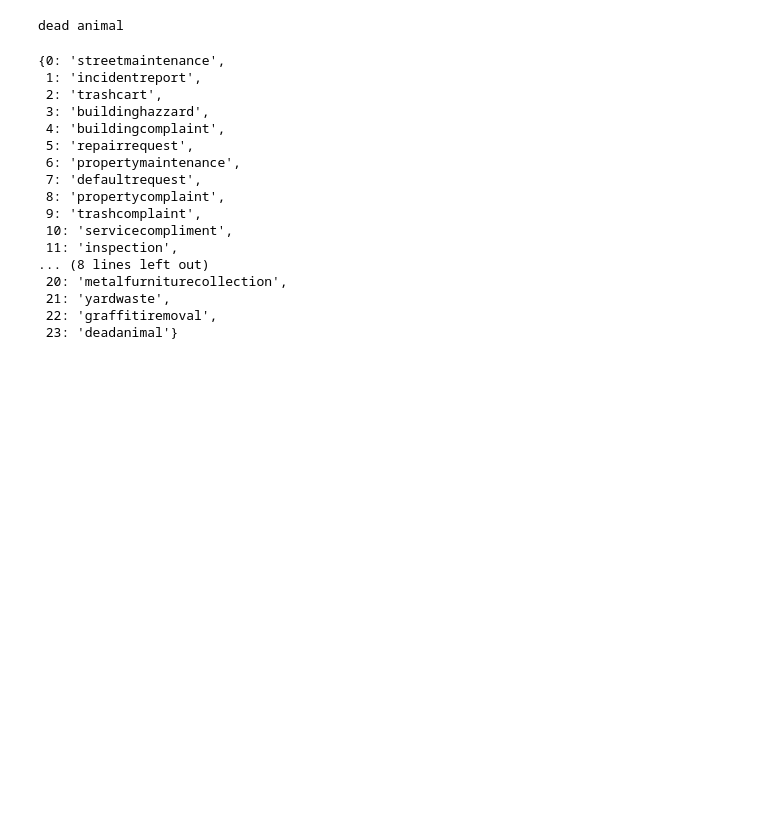
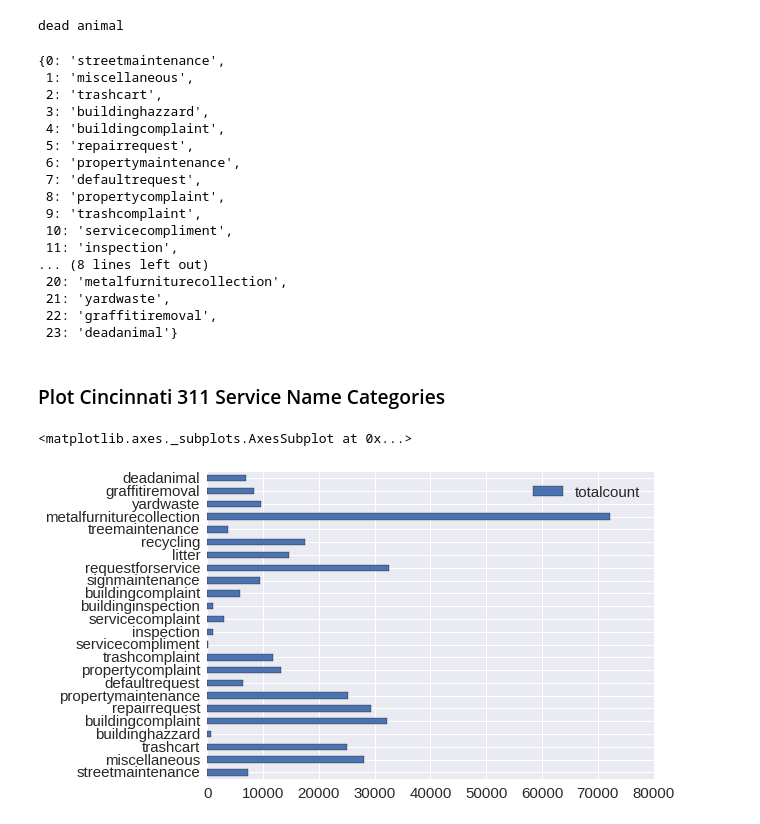
Before and after one commit to mspcvsp/cincinnati311Data, a Jupyter notebook: ClusterServiceCodes.ipynb, the cells around one changed output. Drawn from its saved outputs; the diff is of its cells as text; code cells hidden in the pictures; blank space fills up the shorter version.

```diff
--- a/ClusterServiceCodes.ipynb
+++ b/ClusterServiceCodes.ipynb
@@ -605,7 +752,7 @@ street plates dote plates haz
 street flashfill structures
 street flashfill dunbar
 # %%
-clusterid_category_map[cur_clusterid] = 'incidentreport'
+clusterid_category_map[cur_clusterid] = 'miscellaneous'
 
 print_clustered_servicenames(cur_clusterid,
                              clusterid_name_map)
@@ -1081,7 +1228,7 @@ dead animal
 clusterid_category_map
 # %% [output]
 {0: 'streetmaintenance',
- 1: 'incidentreport',
+ 1: 'miscellaneous',
  2: 'trashcart',
  3: 'buildinghazzard',
  4: 'buildingcomplaint',
@@ -1097,3 +1244,17 @@ clusterid_category_map
  21: 'yardwaste',
  22: 'graffitiremoval',
  23: 'deadanimal'}
+# %% [markdown]
+### Plot Cincinnati 311 Service Name Categories
+# %%
+import pandas as pd
+
+category_totalcountdf =\
+    pd.DataFrame({'totalcount': clusterid_total_count.values()},
+                 index=clusterid_category_map.values())
+
+sns.set(font_scale=1.5)
+category_totalcountdf.plot(kind='barh')
+# %% [output]
+<matplotlib.axes._subplots.AxesSubplot at 0x...>
+[figure, added]
```
Also changed, not shown: parts of 19 cells of this notebook.
